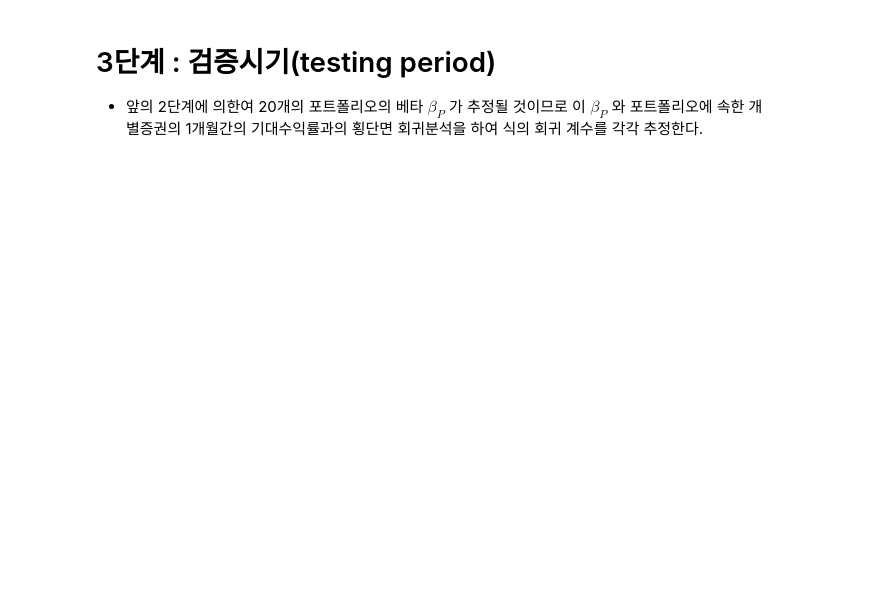
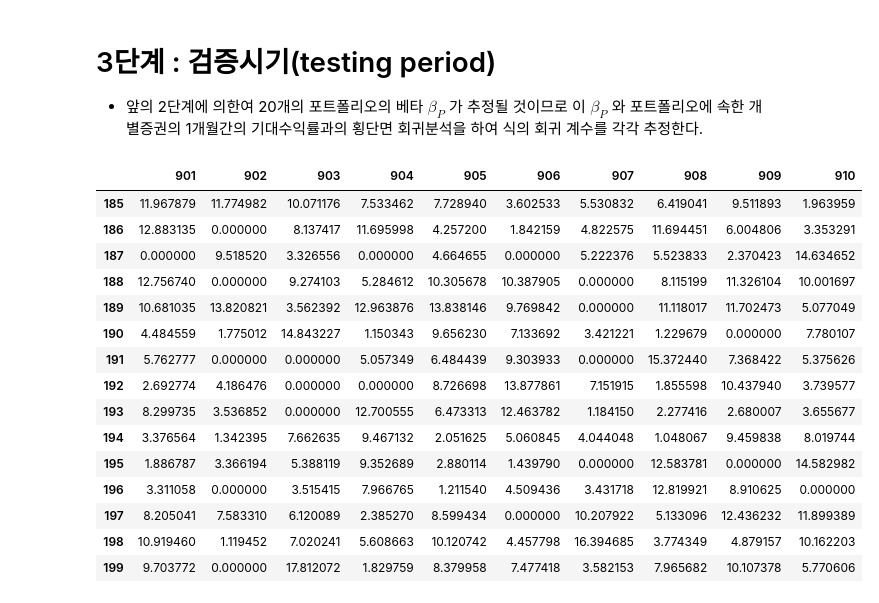
Before and after one commit to hskimim/Quantitative_Finance, a Jupyter notebook: SSU/finlab/Fama_Macbeth.ipynb, the cells around one changed output. Saved outputs shown, nothing was run; the diff lists cells and outputs as text; code cells hidden in the pictures; blank space fills up the shorter version.

```diff
--- a/SSU/finlab/Fama_Macbeth.ipynb
+++ b/SSU/finlab/Fama_Macbeth.ipynb
@@ -94,4 +98,25 @@ final_df.tail()
 # %% [markdown]
 # 3단계 : 검증시기(testing period)
 - 앞의 2단계에 의한여 20개의 포트폴리오의 베타 $\beta_P$ 가 추정될 것이므로 이 $\beta_P$ 와 포트폴리오에 속한 개별증권의 1개월간의 기대수익률과의 횡단면 회귀분석을 하여 식의 회귀 계수를 각각 추정한다.
+# %%
+nth_term = 1
+testing_stock_df = individual_stock_df.iloc[:,900+(10*(nth_term-1)):900+(10*nth_term)]
+testing_stock_df[185:200]
+# %% [output]
+|  | 901 | 902 | 903 | 904 | 905 | 906 | 907 | 908 | 909 | 910 |
+| 185 | 11.967879 | 11.774982 | 10.071176 | 7.533462 | 7.728940 | 3.602533 | 5.530832 | 6.419041 | 9.511893 | 1.963959 |
+| 186 | 12.883135 | 0.000000 | 8.137417 | 11.695998 | 4.257200 | 1.842159 | 4.822575 | 11.694451 | 6.004806 | 3.353291 |
+| 187 | 0.000000 | 9.518520 | 3.326556 | 0.000000 | 4.664655 | 0.000000 | 5.222376 | 5.523833 | 2.370423 | 14.634652 |
+| 188 | 12.756740 | 0.000000 | 9.274103 | 5.284612 | 10.305678 | 10.387905 | 0.000000 | 8.115199 | 11.326104 | 10.001697 |
+| 189 | 10.681035 | 13.820821 | 3.562392 | 12.963876 | 13.838146 | 9.769842 | 0.000000 | 11.118017 | 11.702473 | 5.077049 |
+| 190 | 4.484559 | 1.775012 | 14.843227 | 1.150343 | 9.656230 | 7.133692 | 3.421221 | 1.229679 | 0.000000 | 7.780107 |
+| 191 | 5.762777 | 0.000000 | 0.000000 | 5.057349 | 6.484439 | 9.303933 | 0.000000 | 15.372440 | 7.368422 | 5.375626 |
+| 192 | 2.692774 | 4.186476 | 0.000000 | 0.000000 | 8.726698 | 13.877861 | 7.151915 | 1.855598 | 10.437940 | 3.739577 |
+| 193 | 8.299735 | 3.536852 | 0.000000 | 12.700555 | 6.473313 | 12.463782 | 1.184150 | 2.277416 | 2.680007 | 3.655677 |
+| 194 | 3.376564 | 1.342395 | 7.662635 | 9.467132 | 2.051625 | 5.060845 | 4.044048 | 1.048067 | 9.459838 | 8.019744 |
+| 195 | 1.886787 | 3.366194 | 5.388119 | 9.352689 | 2.880114 | 1.439790 | 0.000000 | 12.583781 | 0.000000 | 14.582982 |
+| 196 | 3.311058 | 0.000000 | 3.515415 | 7.966765 | 1.211540 | 4.509436 | 3.431718 | 12.819921 | 8.910625 | 0.000000 |
+| 197 | 8.205041 | 7.583310 | 6.120089 | 2.385270 | 8.599434 | 0.000000 | 10.207922 | 5.133096 | 12.436232 | 11.899389 |
+| 198 | 10.919460 | 1.119452 | 7.020241 | 5.608663 | 10.120742 | 4.457798 | 16.394685 | 3.774349 | 4.879157 | 10.162203 |
+| 199 | 9.703772 | 0.000000 | 17.812072 | 1.829759 | 8.379958 | 7.477418 | 3.582153 | 7.965682 | 10.107378 | 5.770606 |
 # %%
```
Also changed, not shown: parts of 14 cells of this notebook, 2 other files.
